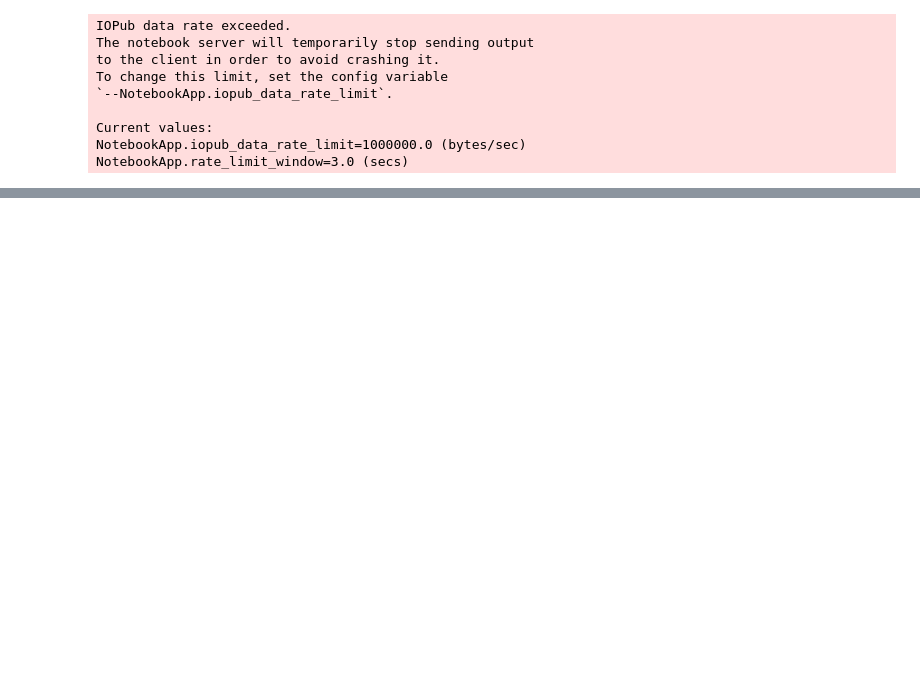
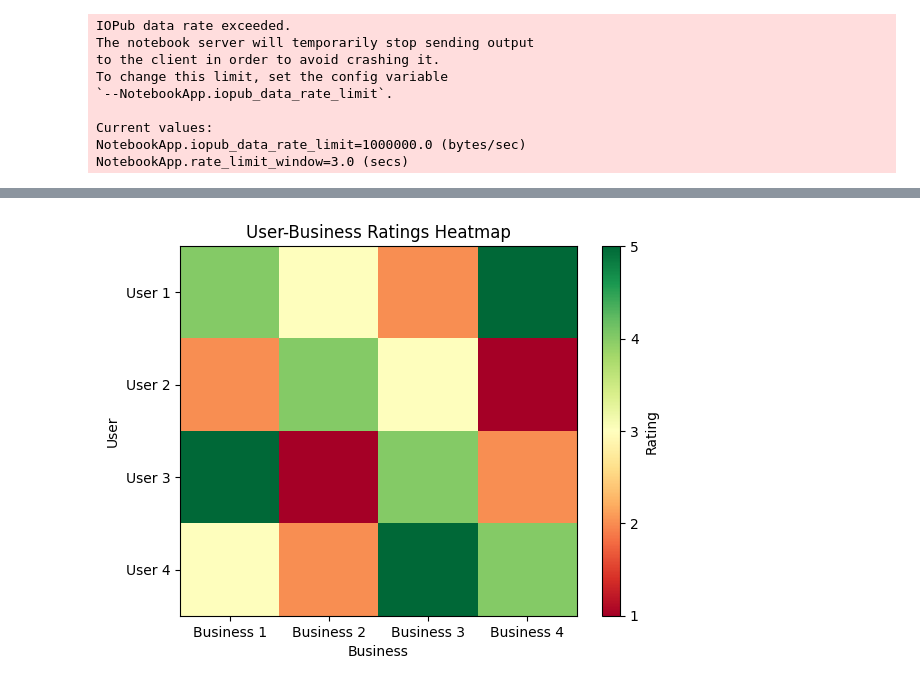
Before and after one commit to niha-m584/google_rating_prediction, a Jupyter notebook: Assignment2.ipynb, the cells around one changed output, grey strips where cells are left out. Cells and saved outputs as stored; diff of their text form; code cells hidden in the pictures; blank space fills up the shorter version.

```diff
--- a/Assignment2.ipynb
+++ b/Assignment2.ipynb
@@ -98,0 +166,36 @@ dict_keys(['train', 'val', 'test'])
+# %%
+import numpy as np
+import matplotlib.pyplot as plt
+
+# Sample data: user-business ratings
+# Replace this with your actual data
+ratings_data = np.array([
+    [4, 3, 2, 5],
+    [2, 4, 3, 1],
+    [5, 1, 4, 2],
+    [3, 2, 5, 4]
+])
+
+# Set the color map for the heatmap
+cmap = plt.cm.RdYlGn
+
+# Create the heatmap
+plt.imshow(ratings_data, cmap=cmap, interpolation='nearest',\
+           aspect='auto', vmin=1, vmax=5)
+
+# Add colorbar with integer ticks
+cbar = plt.colorbar(ticks=np.arange(1, 6), label='Rating')
+
+# Set axis labels and title
+plt.xlabel('Business')
+plt.ylabel('User')
+plt.title('User-Business Ratings Heatmap')
+
+# Set ticks and labels for axis
+plt.xticks(np.arange(ratings_data.shape[1]), ['Business 1', 'Business 2', 'Business 3', 'Business 4'])
+plt.yticks(np.arange(ratings_data.shape[0]), ['User 1', 'User 2', 'User 3', 'User 4'])
+
+# Display the heatmap
+plt.show()
+# %% [output]
+[figure, added]
```
Also changed, not shown: parts of 20 cells of this notebook.
